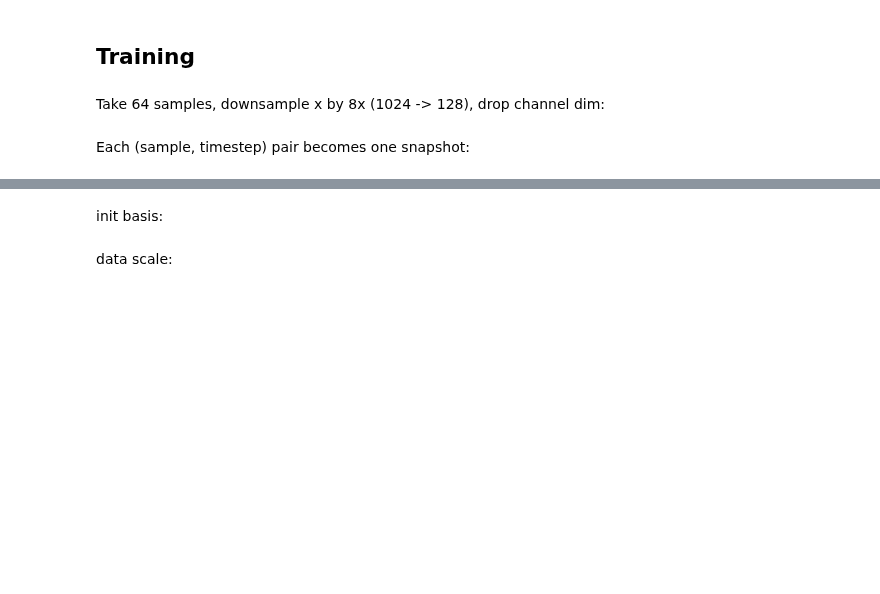
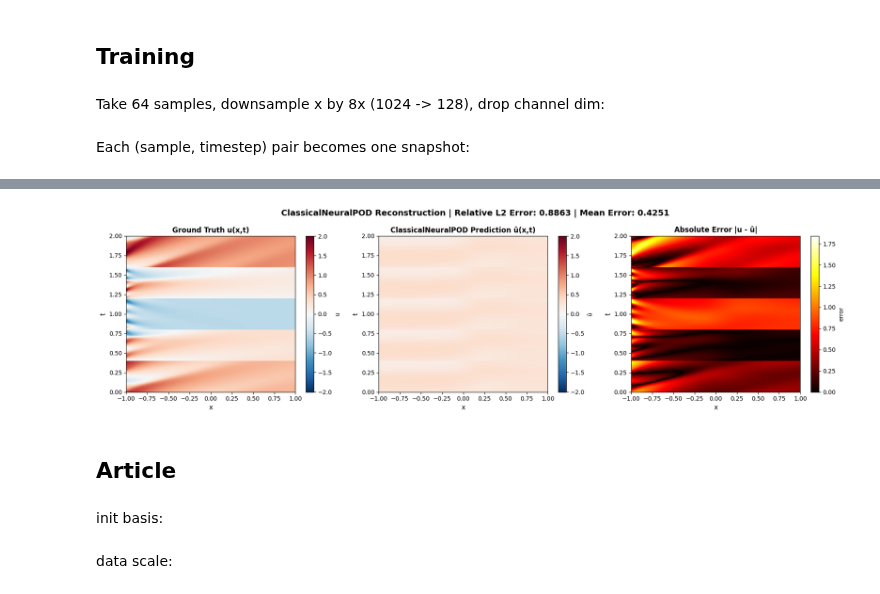
Before and after one commit to intsystems/2026-Project-185, a Jupyter notebook: code/notebooks/single_basis.ipynb, the cells around one changed output, grey strips where cells are left out. Cells and saved outputs as stored; diff of their text form; code cells hidden in the pictures; blank space fills up the shorter version.

```diff
--- a/code/notebooks/single_basis.ipynb
+++ b/code/notebooks/single_basis.ipynb
@@ -165,0 +172,13 @@ s=torch.Size([2432000, 101]), t=torch.Size([622592000]), x=torch.Size([101, 1])
+# %%
+N_samples = 5    # 5  initial conditions
+tensor = data["tensor"][:N_samples, :, :, 0]  # (5, 256, 1024) - og resolution
+x_np = data["x-coordinate"][:]                # (1024,)
+t_np = data["t-coordinate"]                   # (256,)
+
+N, Nt, Nx = tensor.shape  # N=5, Nt=256, Nx=1024
+
+s = torch.tensor(tensor.reshape(-1, Nx), dtype=torch.float32)  # (1280, 1024)
+t = torch.tensor(np.tile(t_np, N), dtype=torch.float32)         # (1280,)
+x = torch.tensor(x_np[:, None], dtype=torch.float32)            # (1024, 1)
+
+print(f"s={s.shape}, t={t.shape}, x={x.shape}")
@@ -166,3 +262,10 @@ s=torch.Size([2432000, 101]), t=torch.Size([622592000]), x=torch.Size([101, 1])
+# %%
+fig = plot_space_time_heatmaps(trainer_classical, s, x, t, "ClassicalNeuralPOD")
+plt.show()
+# %% [output]
+[figure, added]
+# %% [markdown]
+## Article
 # %% [markdown]
 init basis:
 # %%
```
Also changed, not shown: parts of 29 cells of this notebook, 8 other files.
